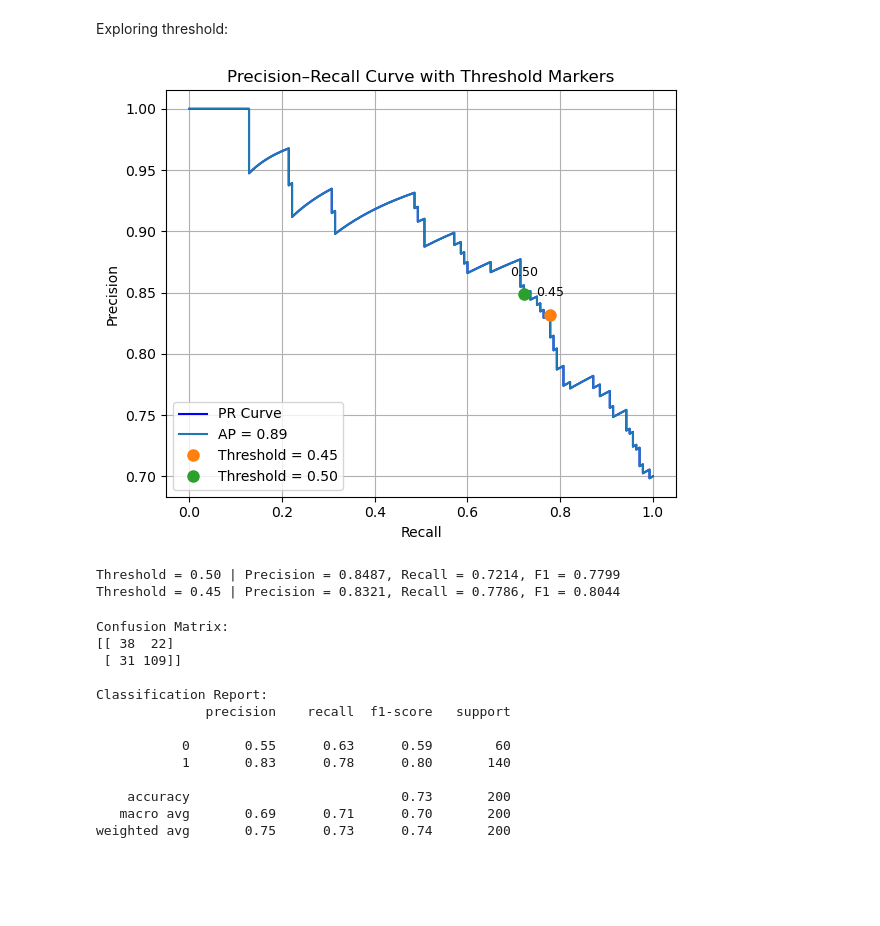
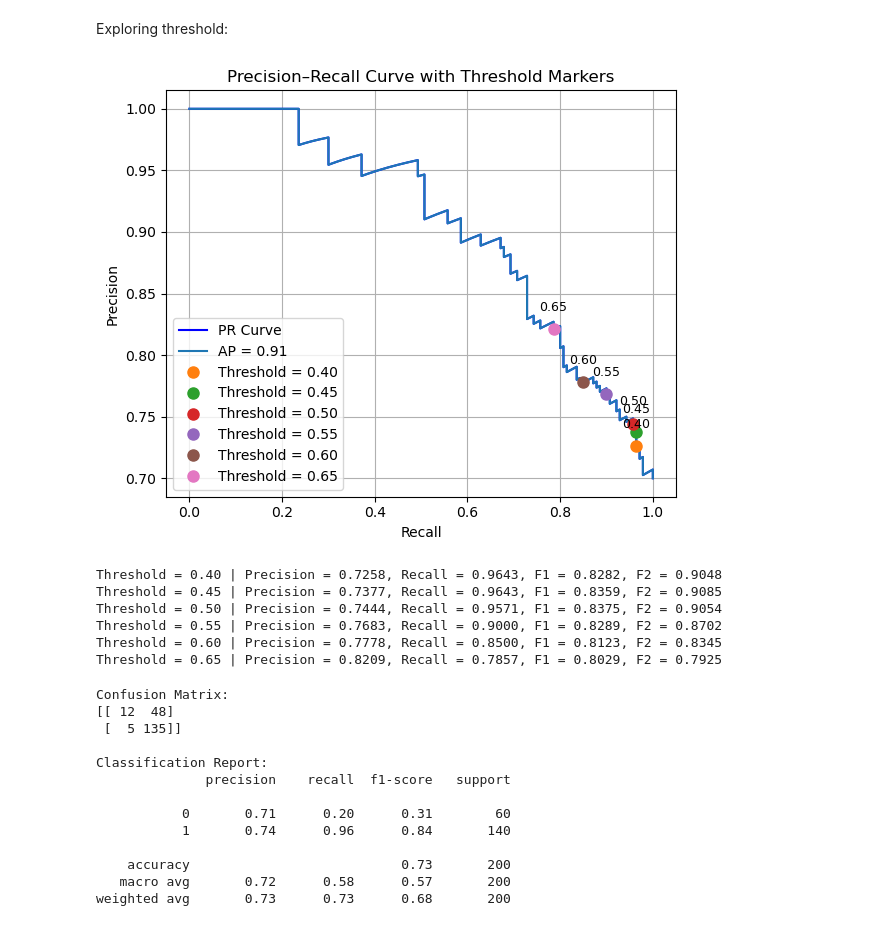
Before and after one commit to gracez-20/credit_risk_predictor, a Jupyter notebook: notebooks/2_modeling_pipeline.ipynb, the cells around one changed output. Saved outputs shown, nothing was run; the diff lists cells and outputs as text; code cells hidden in the pictures; blank space fills up the shorter version.

Commit message:
adjust class_weight in LR

```diff
--- a/notebooks/2_modeling_pipeline.ipynb
+++ b/notebooks/2_modeling_pipeline.ipynb
@@ -87,8 +87,17 @@ for name, model in models.items():
         ('model', model)
     ])
 
+    f2_scorer = make_scorer(fbeta_score, beta=2)
+    scoring = {
+        'recall': 'recall',
+        'accuracy': 'accuracy',
+        'f1': 'f1',
+        'precision': 'precision',
+        'f2': f2_scorer
+    }
+
     scores = cross_validate(pipeline, X_train, y_train, cv=cv,
-                             scoring=['recall', 'accuracy', 'f1', 'precision'],
+                             scoring=scoring,
                              return_train_score=False)
 
     results.append({
@@ -96,7 +105,8 @@ for name, model in models.items():
         'recall': f"{scores['test_recall'].mean():.4f} ± {scores['test_recall'].std():.4f}",
         'accuracy': f"{scores['test_accuracy'].mean():.4f} ± {scores['test_accuracy'].std():.4f}",
         'f1': f"{scores['test_f1'].mean():.4f} ± {scores['test_f1'].std():.4f}",
-        'precision': f"{scores['test_precision'].mean():.4f} ± {scores['test_precision'].std():.4f}",
+        'f2': f"{scores['test_f2'].mean():.4f} ± {scores['test_f2'].std():.4f}",
+        'precision': f"{scores['test_precision'].mean():.4f} ± {scores['test_precision'].std():.4f}"
     })
 
     for recall_score in scores['test_recall']:
@@ -213,5 +189,5 @@ from sklearn.metrics import make_scorer, recall_score, fbeta_score
 # %%
-lr_model = LogisticRegression(max_iter=1000, random_state=42, class_weight='balanced')
+lr_model = LogisticRegression(max_iter=1000, random_state=42)
 
 lr_param_grid = {
     'model__penalty': ['l1', 'l2'],
@@ -228,7 +204,7 @@ pipeline = Pipeline([
 grid_search = GridSearchCV(
     estimator=pipeline,
     param_grid=lr_param_grid,
-    scoring=make_scorer(fbeta_score, beta=0.5),
+    scoring=make_scorer(fbeta_score, beta=2),
     cv=cv,
     n_jobs=-1,
     verbose=2
@@ -336,48 +312,53 @@ y_scores = grid_search.best_estimator_.predict_proba(X_val)[:, 1]
 precision, recall, thresholds = precision_recall_curve(y_val, y_scores)
 ap_score = average_precision_score(y_val, y_scores)
 
-custom_thresholds = [0.45, 0.5]
+custom_thresholds = [0.4, 0.45, 0.5, 0.55, 0.6, 0.65]
 markers = []
 
 # 计算并记录每个自定义阈值下的 precision 和 recall
 for thresh in custom_thresholds:
     y_pred_thresh = (y_scores >= thresh).astype(int)
     p = precision_score(y_val, y_pred_thresh)
     r = recall_score(y_val, y_pred_thresh)
     markers.append((r, p, thresh))  # recall, precision, threshold
 
 # 清晰地只画 PR 曲线
 plt.figure(figsize=(6, 5))
 plt.plot(recall, precision, label="PR Curve", color='blue')
 plt.plot(recall, precision, label=f"AP = {ap_score:.2f}")
 
 # 再逐点加 marker（无论它是不是 curve 上已有的点）
 for r, p, t in markers:
     plt.plot(r, p, 'o', markersize=8, label=f"Threshold = {t:.2f}")
     plt.text(r, p + 0.015, f"{t:.2f}", fontsize=9, ha='center')
 
 # 图例和标签
 plt.xlabel("Recall")
 plt.ylabel("Precision")
 plt.title("Precision–Recall Curve with Threshold Markers")
 plt.legend(loc="lower left")
 plt.grid(True)
 plt.tight_layout()
 plt.show()
 # %% [output]
-[figure, old version]
+[figure, new version]
 # %%
 from sklearn.metrics import precision_score, recall_score
 
-for t in [0.5, 0.45]:
+for t in custom_thresholds:
     y_pred = (y_scores >= t).astype(int)
     p = precision_score(y_val, y_pred)
     r = recall_score(y_val, y_pred)
     f1 = fbeta_score(y_val, y_pred, beta=1)
-    print(f"Threshold = {t:.2f} | Precision = {p:.4f}, Recall = {r:.4f}, F1 = {f1:.4f}")
+    f2 = fbeta_score(y_val, y_pred, beta=2)
+    print(f"Threshold = {t:.2f} | Precision = {p:.4f}, Recall = {r:.4f}, F1 = {f1:.4f}, F2 = {f2:.4f}")
 # %% [output]
-Threshold = 0.50 | Precision = 0.8487, Recall = 0.7214, F1 = 0.7799
-Threshold = 0.45 | Precision = 0.8321, Recall = 0.7786, F1 = 0.8044
+Threshold = 0.40 | Precision = 0.7258, Recall = 0.9643, F1 = 0.8282, F2 = 0.9048
+Threshold = 0.45 | Precision = 0.7377, Recall = 0.9643, F1 = 0.8359, F2 = 0.9085
+Threshold = 0.50 | Precision = 0.7444, Recall = 0.9571, F1 = 0.8375, F2 = 0.9054
+Threshold = 0.55 | Precision = 0.7683, Recall = 0.9000, F1 = 0.8289, F2 = 0.8702
+Threshold = 0.60 | Precision = 0.7778, Recall = 0.8500, F1 = 0.8123, F2 = 0.8345
+Threshold = 0.65 | Precision = 0.8209, Recall = 0.7857, F1 = 0.8029, F2 = 0.7925
 # %%
 threshold = 0.45
 y_pred_045 = (y_scores >= threshold).astype(int)
@@ -389,18 +370,18 @@ print("\nClassification Report:")
 print(classification_report(y_val, y_pred_045))
 # %% [output]
 Confusion Matrix:
-[[ 38  22]
- [ 31 109]]
+[[ 12  48]
+ [  5 135]]
 
 Classification Report:
               precision    recall  f1-score   support
 
-           0       0.55      0.63      0.59        60
-           1       0.83      0.78      0.80       140
+           0       0.71      0.20      0.31        60
+           1       0.74      0.96      0.84       140
 
     accuracy                           0.73       200
-   macro avg       0.69      0.71      0.70       200
-weighted avg       0.75      0.73      0.74       200
+   macro avg       0.72      0.58      0.57       200
+weighted avg       0.73      0.73      0.68       200
 # %%
 # ROC curve
 from sklearn.metrics import roc_curve, auc
```
Also changed, not shown: parts of 15 cells of this notebook.
